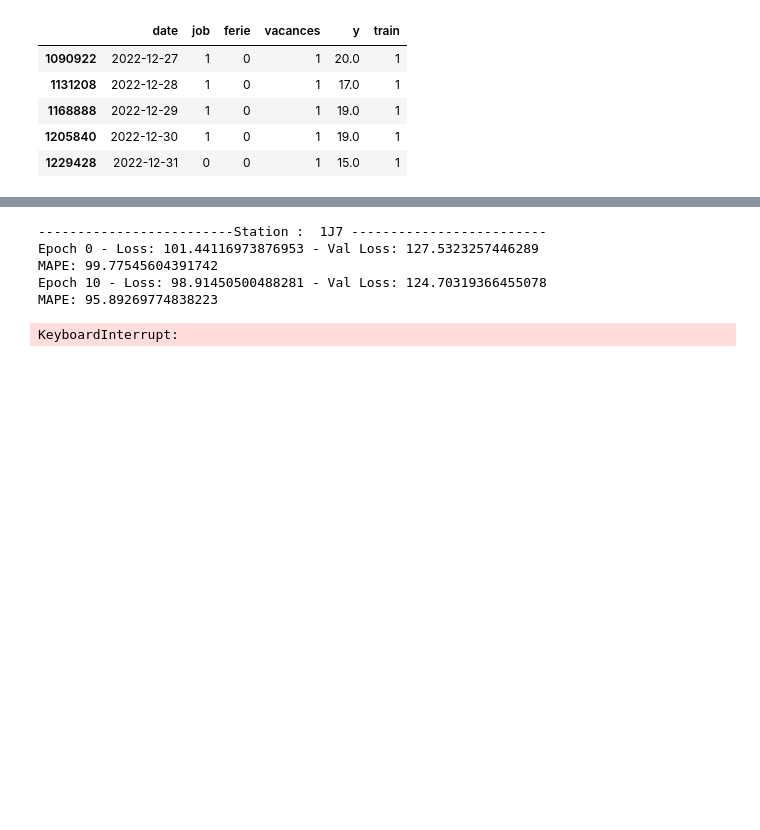
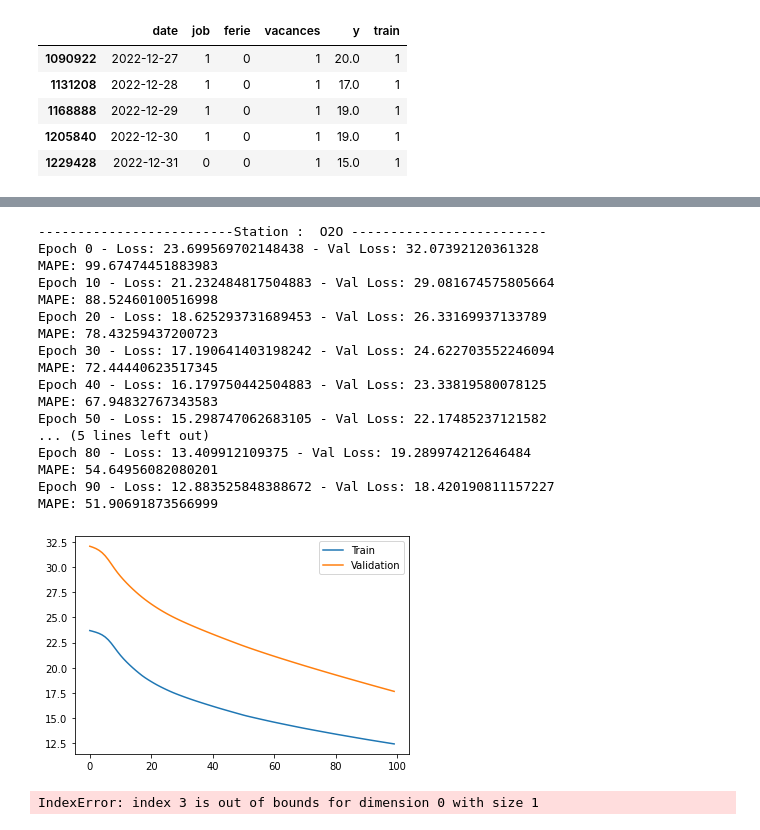
Before and after one commit to MatteoMarengo/Challenge-SNCF-Transilien, a Jupyter notebook: deep-learning/lstm_models.ipynb, the cells around one changed output, grey strips where cells are left out. Drawn from its saved outputs; the diff is of its cells as text; code cells hidden in the pictures; blank space fills up the shorter version.

```diff
--- a/deep-learning/lstm_models.ipynb
+++ b/deep-learning/lstm_models.ipynb
@@ -149,7 +151,7 @@ sequences_y = []
 
 #for station in df_per_station.keys():
 for station in ['O2O']:
-    df = df_per_station[station][['job', 'ferie', 'vacances', 'y']]
+    df = df_per_station[station][['y']]
     x, y = create_sequences(df, window_past, window_future)
     sequences_x.append(x)
     sequences_y.append(y)
@@ -295,0 +307,34 @@ def mean_absolute_percentage_error(y_true, y_pred, eps=1e-4):
+# %%
+# Create an empty y_test dataframe
+y_test = pd.DataFrame()
+# Convert 'date' column to string type
+x_test['date'] = x_test['date'].astype(str)
+# First column name is 'index'
+y_test['index'] = x_test['date'].str.cat(x_test['station'], sep='_')
+# Second column name is 'y'
+y_test['y'] = 0
+
+for station in df_per_station.keys():
+    df_train = df_per_station[station][df_per_station[station]['train'] == 1][['date', 'job', 'ferie', 'vacances', 'y']]
+    df_test = df_per_station[station][df_per_station[station]['train'] == 0][['date', 'job', 'ferie', 'vacances', 'y']]
+    df_train = df_train.rename(columns={'date': 'ds'})
+    df_test = df_test.rename(columns={'date': 'ds'})
+    df_test['ds'] = pd.to_datetime(df_test['ds'])
+
+    len_test = len(df_test)
+    model = Prophet(weekly_seasonality=True, yearly_seasonality=True, seasonality_mode='additive')
+
+    model.add_regressor('job')
+    model.add_regressor('ferie')
+    model.add_regressor('vacances')
+
+    model.fit(df_train)
+    future_dates = model.make_future_dataframe(periods=len_test, freq='D', include_history=False)
+    future_dates = future_dates.merge(df_test, on='ds', how='right')
+    future_dates.dropna(inplace=True)
+    forecast = model.predict(future_dates)
+
+    y_pred = forecast['yhat'].values[-len_test:]
+    y_test.loc[y_test['index'].str.contains(station), 'y'] = y_pred
+
+y_test.to_csv('y_test_submit_prophet_each_station.csv', index=False)
@@ -309,11 +388,13 @@ y_test['y'] = 0
 
 
 for station in df_per_station.keys():
+    if station != 'O2O':
+        continue
     print("-------------------------Station : ",station,"-------------------------")
     sequences_x = []
     sequences_y = []
 
-    df = df_per_station[station][['job', 'ferie', 'vacances', 'y']]
+    df = df_per_station[station][['y']]
     x, y = create_sequences(df, window_past, window_future)
     sequences_x.append(x)
     sequences_y.append(y)
@@ -328,7 +409,7 @@ for station in df_per_station.keys():
 
     X_train, X_val, Y_train, Y_val = train_test_split(sequences_x_train, sequences_y_train, test_size=0.2, shuffle=False)
 
-    model = BasicTimeSeriesRegression(input_size=4, hidden_size_lstm=100, hidden_size_fc=2, num_layers=3)
+    model = BasicTimeSeriesRegression(input_size=X_train.shape[2], hidden_size_lstm=100, hidden_size_fc=2, num_layers=3)
 
     criterion = nn.L1Loss()
     optimizer = optim.Adam(model.parameters(), lr=0.001, weight_decay=1e-6)
@@ -360,37 +441,50 @@ for station in df_per_station.keys():
         if epoch % 10 == 0:
             print(f"Epoch {epoch} - Loss: {loss.item()} - Val Loss: {val_loss.item()}")
             print(f"MAPE: {mean_absolute_percentage_error(Y_val, val_outputs.detach().numpy())}")
 
     plt.plot(losses, label='Train')
     plt.plot(val_losses, label='Validation')
     plt.legend()
     plt.show()
 
     X_test_tensor = torch.tensor(X_test, dtype=torch.float32)
 
     pred_list = []
     # Loop through each sample in X_test
     for i in range(len(X_test_tensor)):
         # Convert the sample to a tensor
-        sample = torch.tensor(X_test_tensor[i].view(1, window_past, 4), dtype=torch.float32)
+        sample = torch.tensor(X_test_tensor[i].view(1, window_past, X_test.shape[2]), dtype=torch.float32)
 
         # Predict the future value
         prediction = model(sample)
         if i < len(X_test_tensor)-1:
             temp = X_test_tensor[i][1:]
             temp2 = X_test_tensor[i+1][-1]
             temp2[3] = prediction
             X_test_tensor[i+1] = torch.cat((temp, temp2.unsqueeze(0)))
 
         pred_list.append(prediction.item())
 
     y_test.loc[y_test['index'].str.contains(station), 'y'] = pred_list
 
 y_test.to_csv('y_test_submit_lstm_each_station.csv', index=False)
 # %% [output]
--------------------------Station :  1J7 -------------------------
-Epoch 0 - Loss: 101.44116973876953 - Val Loss: 127.5323257446289
-MAPE: 99.77545604391742
-Epoch 10 - Loss: 98.91450500488281 - Val Loss: 124.70319366455078
-MAPE: 95.89269774838223
+-------------------------Station :  O2O -------------------------
+Epoch 0 - Loss: 23.699569702148438 - Val Loss: 32.07392120361328
+MAPE: 99.67474451883983
+Epoch 10 - Loss: 21.232484817504883 - Val Loss: 29.081674575805664
+MAPE: 88.52460100516998
+Epoch 20 - Loss: 18.625293731689453 - Val Loss: 26.33169937133789
+MAPE: 78.43259437200723
+Epoch 30 - Loss: 17.190641403198242 - Val Loss: 24.622703552246094
+MAPE: 72.44440623517345
+Epoch 40 - Loss: 16.179750442504883 - Val Loss: 23.33819580078125
+MAPE: 67.94832767343583
+Epoch 50 - Loss: 15.298747062683105 - Val Loss: 22.17485237121582
+... (5 lines left out)
+Epoch 80 - Loss: 13.409912109375 - Val Loss: 19.289974212646484
+MAPE: 54.64956082080201
+Epoch 90 - Loss: 12.883525848388672 - Val Loss: 18.420190811157227
+MAPE: 51.90691873566999
+[figure, added]
-KeyboardInterrupt:
+IndexError: index 3 is out of bounds for dimension 0 with size 1
```
Also changed, not shown: parts of 10 cells of this notebook, 10 other files.
